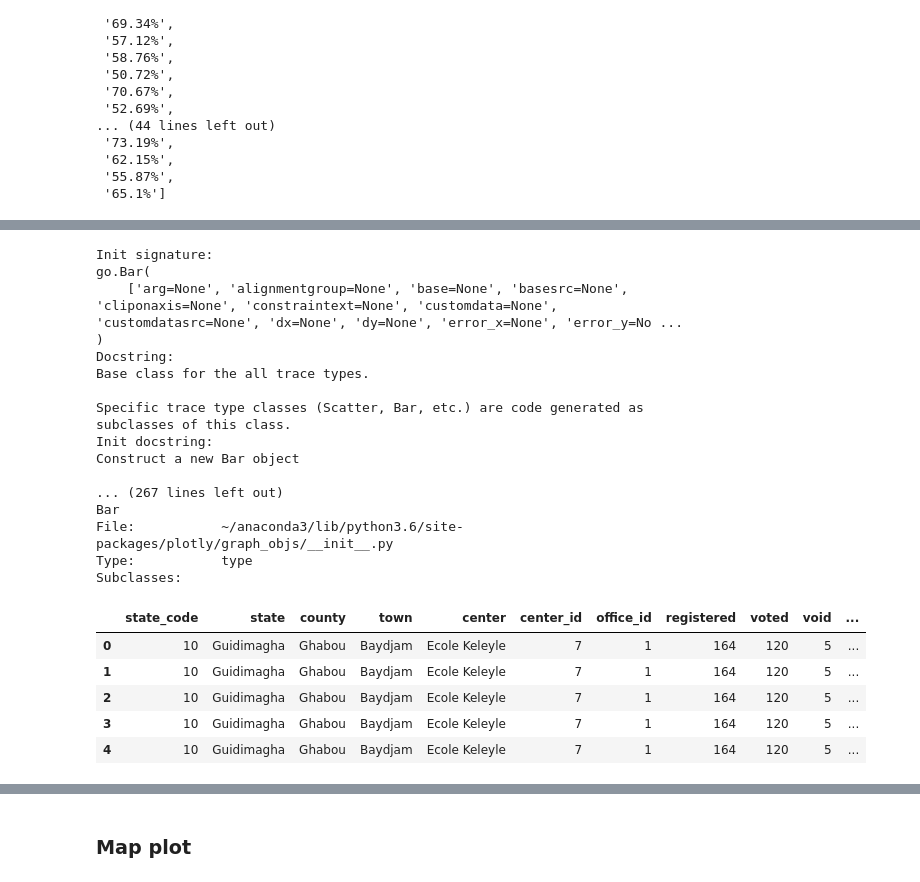
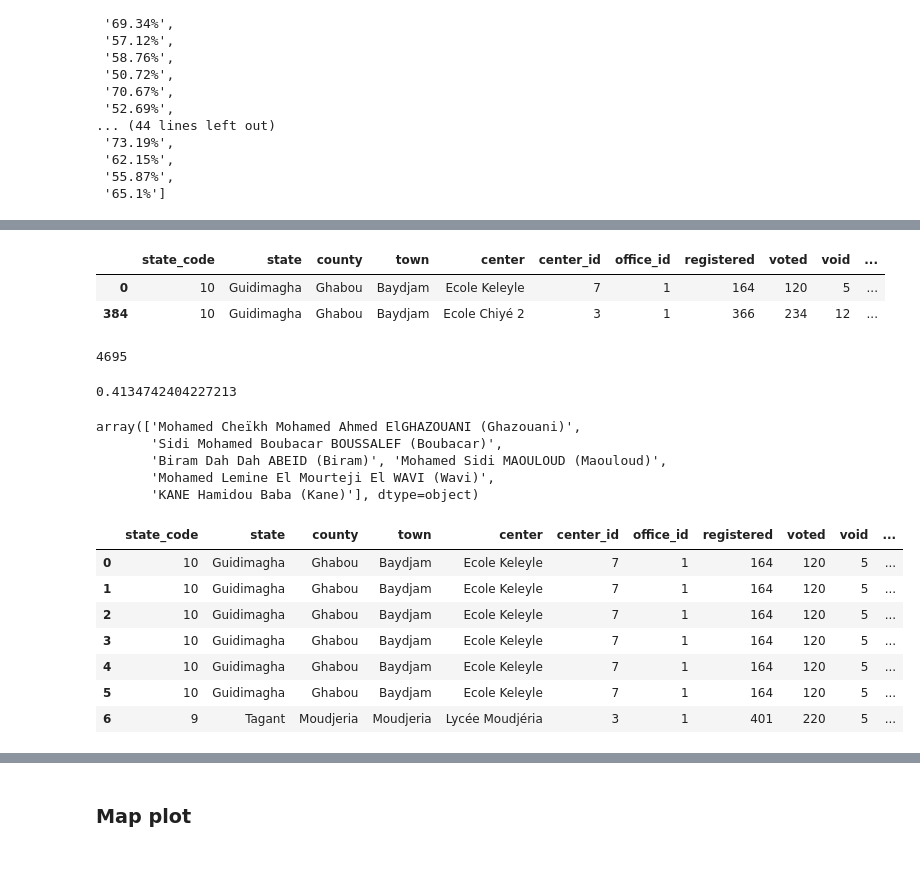
Before and after one commit to Mauritycs/2019_Election_Results, a Jupyter notebook: Notebooks/Visualizations.ipynb, the cells around one changed output, grey strips where cells are left out. Saved outputs shown, nothing was run; the diff lists cells and outputs as text; code cells hidden in the pictures.

```diff
--- a/Notebooks/Visualizations.ipynb
+++ b/Notebooks/Visualizations.ipynb
@@ -134,0 +96,3 @@ round(gaz_state_percts[0],2)
+# %%
+# create a new column with candidate percts
+election_data["candidate_perct"] = election_data.candidate_votes / election_data.suffrage
@@ -294,0 +265,6 @@ py.iplot(fig, filename='lowest-oecd-votes-cast')
+# %%
+# create a new column with candidate percts
+election_data["candidate_perct"] = election_data.candidate_votes / election_data.suffrage
+
+groupby_candidate = election_data.groupby(["candidate"]).sum()["candidate_votes"]
+groupby_candidate
@@ -375,20 +362,6 @@ Consider using IPython.display.IFrame instead
-# %%
-go.Bar?
-# %% [output]
-Init signature:
-go.Bar(
-    ['arg=None', 'alignmentgroup=None', 'base=None', 'basesrc=None', 'cliponaxis=None', 'constraintext=None', 'customdata=None', 'customdatasrc=None', 'dx=None', 'dy=None', 'error_x=None', 'error_y=No ...
-)
-Docstring:
-Base class for the all trace types.
-
-Specific trace type classes (Scatter, Bar, etc.) are code generated as
-subclasses of this class.
-Init docstring:
-Construct a new Bar object
-
-... (267 lines left out)
-Bar
-File:           ~/anaconda3/lib/python3.6/site-packages/plotly/graph_objs/__init__.py
-Type:           type
-Subclasses:
+# %%
+election_data[(election_data.county == counties_list[0]) & (election_data.candidate == candidates_list[0])].head(2)
+# %% [output]
+|  | state_code | state | county | town | center | center_id | office_id | registered | voted | void | ... |
+| 0 | 10 | Guidimagha | Ghabou | Baydjam | Ecole Keleyle | 7 | 1 | 164 | 120 | 5 | ... |
+| 384 | 10 | Guidimagha | Ghabou | Baydjam | Ecole Chiyé 2 | 3 | 1 | 366 | 234 | 12 | ... |
@@ -395,9 +378,32 @@ Subclasses:
+# %%
+###### Test to properly construct the for loop
+# df filtered to 'Guidimagha' and Ghazouani
+gaz_guid_df = election_data[(election_data.county == counties_list[0]) & (election_data.candidate == candidates_list[0])]
+
+# get candidate sum, unique
+gaz_guid_df.candidate_votes.sum()
+
+# get his percentage
+gaz_guid_df.candidate_votes.sum() / gaz_guid_df.suffrage.sum()
+# %% [output]
+4695
+0.4134742404227213
+# %%
+candidates_list
+# %% [output]
+array(['Mohamed Cheïkh Mohamed Ahmed ElGHAZOUANI (Ghazouani)',
+       'Sidi Mohamed Boubacar BOUSSALEF (Boubacar)',
+       'Biram Dah Dah ABEID (Biram)', 'Mohamed Sidi MAOULOUD (Maouloud)',
+       'Mohamed Lemine El Mourteji El WAVI (Wavi)',
+       'KANE Hamidou Baba (Kane)'], dtype=object)
 # %%
-election_data.head()
+election_data.head(7)
 # %% [output]
 |  | state_code | state | county | town | center | center_id | office_id | registered | voted | void | ... |
 | 0 | 10 | Guidimagha | Ghabou | Baydjam | Ecole Keleyle | 7 | 1 | 164 | 120 | 5 | ... |
 | 1 | 10 | Guidimagha | Ghabou | Baydjam | Ecole Keleyle | 7 | 1 | 164 | 120 | 5 | ... |
 | 2 | 10 | Guidimagha | Ghabou | Baydjam | Ecole Keleyle | 7 | 1 | 164 | 120 | 5 | ... |
 | 3 | 10 | Guidimagha | Ghabou | Baydjam | Ecole Keleyle | 7 | 1 | 164 | 120 | 5 | ... |
 | 4 | 10 | Guidimagha | Ghabou | Baydjam | Ecole Keleyle | 7 | 1 | 164 | 120 | 5 | ... |
+| 5 | 10 | Guidimagha | Ghabou | Baydjam | Ecole Keleyle | 7 | 1 | 164 | 120 | 5 | ... |
+| 6 | 9 | Tagant | Moudjeria | Moudjeria | Lycée Moudjéria | 3 | 1 | 401 | 220 | 5 | ... |
```
Also changed, not shown: parts of 16 cells of this notebook.
